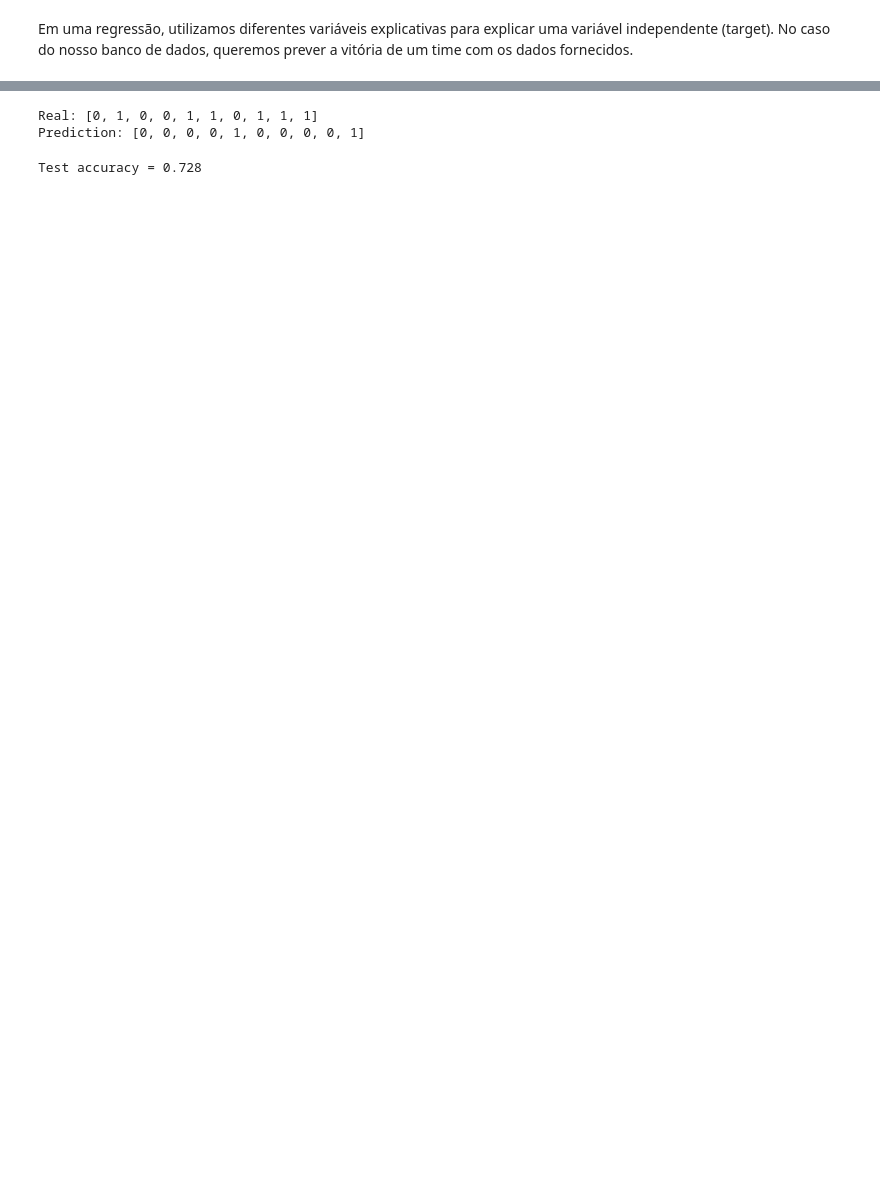
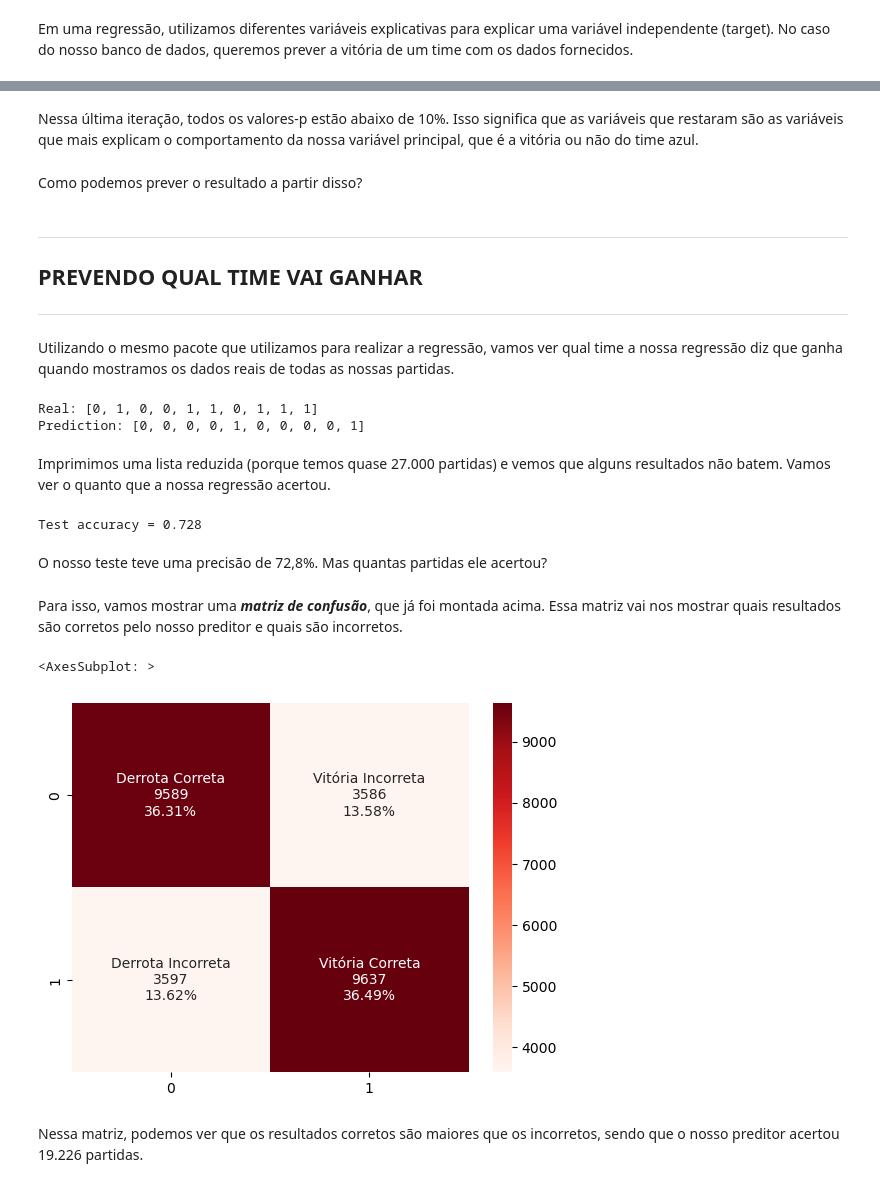
Before and after one commit to cunhavictor111/proj_3_cdados_solorun, a Jupyter notebook: relatorio.ipynb, the cells around one changed output, grey strips where cells are left out. Drawn from its saved outputs; the diff is of its cells as text; code cells hidden in the pictures; blank space fills up the shorter version.

```diff
--- a/relatorio.ipynb
+++ b/relatorio.ipynb
@@ -433,6 +356,16 @@ Logit Regression Results
 | blueFirstDragon | 1.6322 | 0.360 | 4.536 | 0.000 | 0.927 | 2.337 |
 | blueDragon | -1.1532 | 0.358 | -3.221 | 0.001 | -1.855 | -0.451 |
 | blueRiftHeralds | 0.1552 | 0.038 | 4.136 | 0.000 | 0.082 | 0.229 |
+# %% [markdown]
+Nessa última iteração, todos os valores-p estão abaixo de 10%. Isso significa que as variáveis que restaram são as variáveis que mais explicam o comportamento da nossa variável principal, que é a vitória ou não do time azul.
+# %% [markdown]
+Como podemos prever o resultado a partir disso?
+# %% [markdown]
+___
+## **PREVENDO QUAL TIME VAI GANHAR**
+___
+# %% [markdown]
+Utilizando o mesmo pacote que utilizamos para realizar a regressão, vamos ver qual time a nossa regressão diz que ganha quando mostramos os dados reais de todas as nossas partidas.
 # %%
 Xtest = partidas_10min_blue8.iloc[:,1:]
 
@@ -443,4 +376,6 @@ print('Prediction:',prediction[:10])
 # %% [output]
 Real: [0, 1, 0, 0, 1, 1, 0, 1, 1, 1]
 Prediction: [0, 0, 0, 0, 1, 0, 0, 0, 0, 1]
+# %% [markdown]
+Imprimimos uma lista reduzida (porque temos quase 27.000 partidas) e vemos que alguns resultados não batem. Vamos ver o quanto que a nossa regressão acertou.
 # %%
@@ -449,3 +384,19 @@ cm = confusion_matrix(list(partidas_10min_blue8['blueWins']), prediction)
 print(f'Test accuracy =', accuracy_score(list(partidas_10min_blue8['blueWins']), prediction).round(3))
 # %% [output]
 Test accuracy = 0.728
+# %% [markdown]
+O nosso teste teve uma precisão de 72,8%. Mas quantas partidas ele acertou?
+# %% [markdown]
+Para isso, vamos mostrar uma ***matriz de confusão***, que já foi montada acima. Essa matriz vai nos mostrar quais resultados são corretos pelo nosso preditor e quais são incorretos.
+# %%
+group_names = ['Derrota Correta','Vitória Incorreta','Derrota Incorreta','Vitória Correta']
+group_counts = ['{0:0.0f}'.format(value) for value in cm.flatten()]
+group_percentages = ['{0:.2%}'.format(value) for value in cm.flatten()/np.sum(cm)]
+labels = [f'{v1}\n{v2}\n{v3}' for v1, v2, v3 in zip(group_names,group_counts,group_percentages)]
+labels = np.asarray(labels).reshape(2,2)
+sns.heatmap(cm, annot=labels, fmt='', cmap='Reds')
+# %% [output]
+<AxesSubplot: >
+[figure, added]
+# %% [markdown]
+Nessa matriz, podemos ver que os resultados corretos são maiores que os incorretos, sendo que o nosso preditor acertou 19.226 partidas.
```
Also changed, not shown: parts of 85 cells of this notebook.
